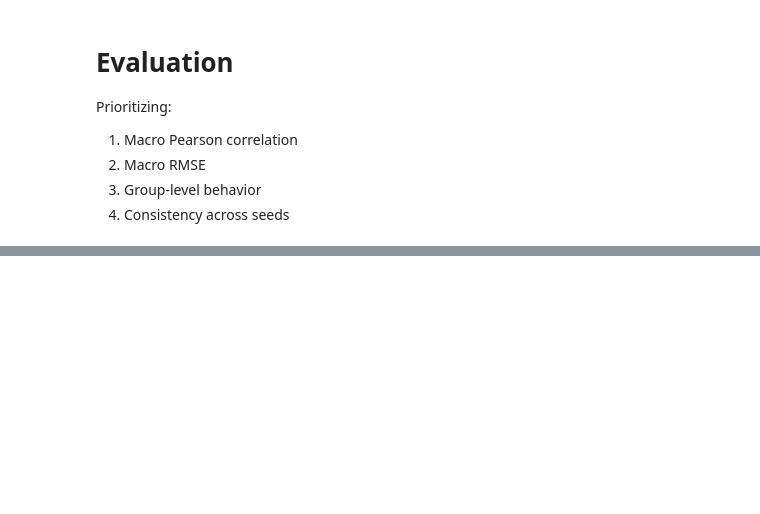
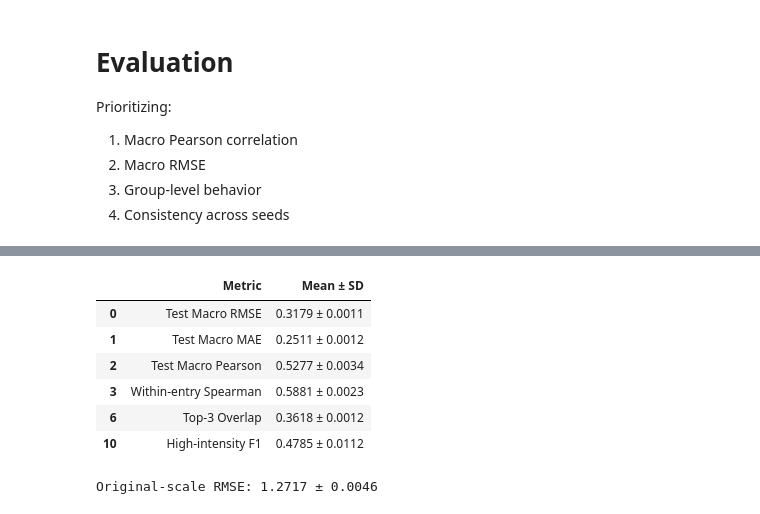
Before and after one commit to sooyeon-l/nlp-appraisal, a Jupyter notebook: notebooks/06_redo_results_analysis.ipynb, the cells around one changed output, grey strips where cells are left out. Saved outputs shown, nothing was run; the diff lists cells and outputs as text; code cells hidden in the pictures; blank space fills up the shorter version.

```diff
--- a/notebooks/06_redo_results_analysis.ipynb
+++ b/notebooks/06_redo_results_analysis.ipynb
@@ -279,0 +645,18 @@ plt.show()
+# %%
+FINAL_TEST_RUNS = [
+    "grouped_sequential_ft_mse_seed42",
+    "grouped_sequential_ft_mse_seed123",
+    "grouped_sequential_ft_mse_seed456",
+]
+
+for run_name in FINAL_TEST_RUNS:
+    run_dir = RUNS_ROOT / run_name
+
+    metrics_path = run_dir / "test_metrics_recomputed.json"
+    predictions_path = run_dir / "test_predictions_recomputed.csv"
+
+    print(
+        f"{run_name:45} "
+        f"metrics={metrics_path.exists()} "
+        f"predictions={predictions_path.exists()}"
+    )
@@ -279,0 +849,55 @@ plt.show()
+# %%
+compact_metrics = [
+    "Test Macro RMSE",
+    "Test Macro MAE",
+    "Test Macro Pearson",
+    "Within-entry Spearman",
+    "Top-3 Overlap",
+    "High-intensity F1",
+]
+
+compact_summary = (
+    test_summary_df[
+        test_summary_df["Metric"].isin(compact_metrics)
+    ]
+    .copy()
+)
+
+compact_summary["Mean ± SD"] = compact_summary.apply(
+    lambda row: (
+        f"{row['Mean']:.4f} ± {row['SD']:.4f}"
+    ),
+    axis=1,
+)
+
+display(
+    compact_summary[
+        ["Metric", "Mean ± SD"]
+    ]
+)
+# %% [output]
+|  | Metric | Mean ± SD |
+| 0 | Test Macro RMSE | 0.3179 ± 0.0011 |
+| 1 | Test Macro MAE | 0.2511 ± 0.0012 |
+| 2 | Test Macro Pearson | 0.5277 ± 0.0034 |
+| 3 | Within-entry Spearman | 0.5881 ± 0.0023 |
+| 6 | Top-3 Overlap | 0.3618 ± 0.0012 |
+| 10 | High-intensity F1 | 0.4785 ± 0.0112 |
+# %%
+macro_rmse_row = test_summary_df[
+    test_summary_df["Metric"] == "Test Macro RMSE"
+].iloc[0]
+
+normalized_rmse_mean = macro_rmse_row["Mean"]
+normalized_rmse_sd = macro_rmse_row["SD"]
+
+original_scale_rmse_mean = normalized_rmse_mean * 4
+original_scale_rmse_sd = normalized_rmse_sd * 4
+
+print(
+    "Original-scale RMSE:",
+    f"{original_scale_rmse_mean:.4f} "
+    f"± {original_scale_rmse_sd:.4f}"
+)
+# %% [output]
+Original-scale RMSE: 1.2717 ± 0.0046
```
Also changed, not shown: parts of 28 cells of this notebook, 18 other files.
